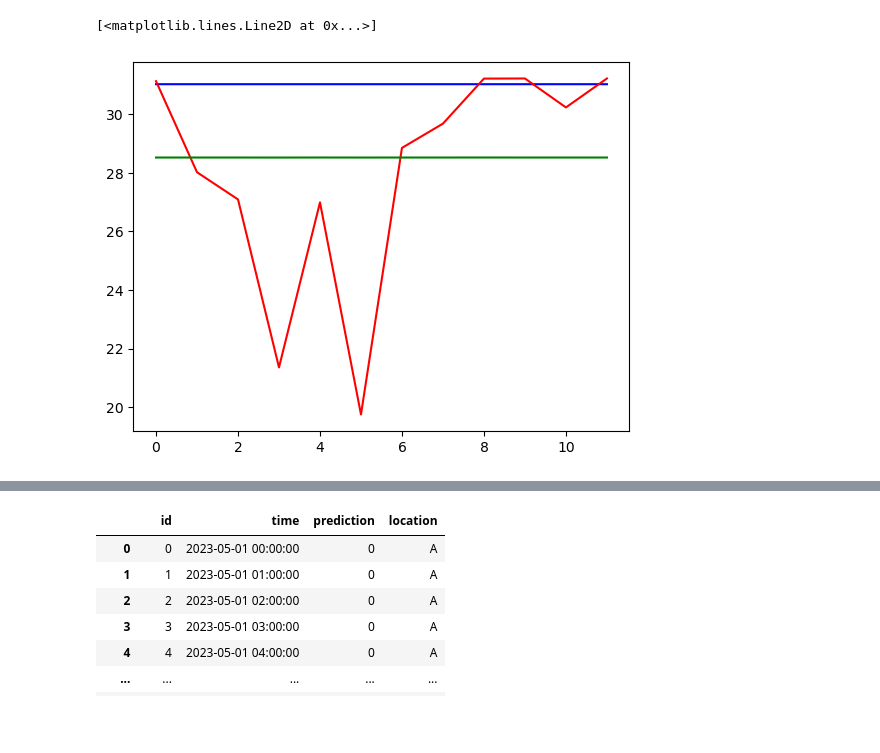
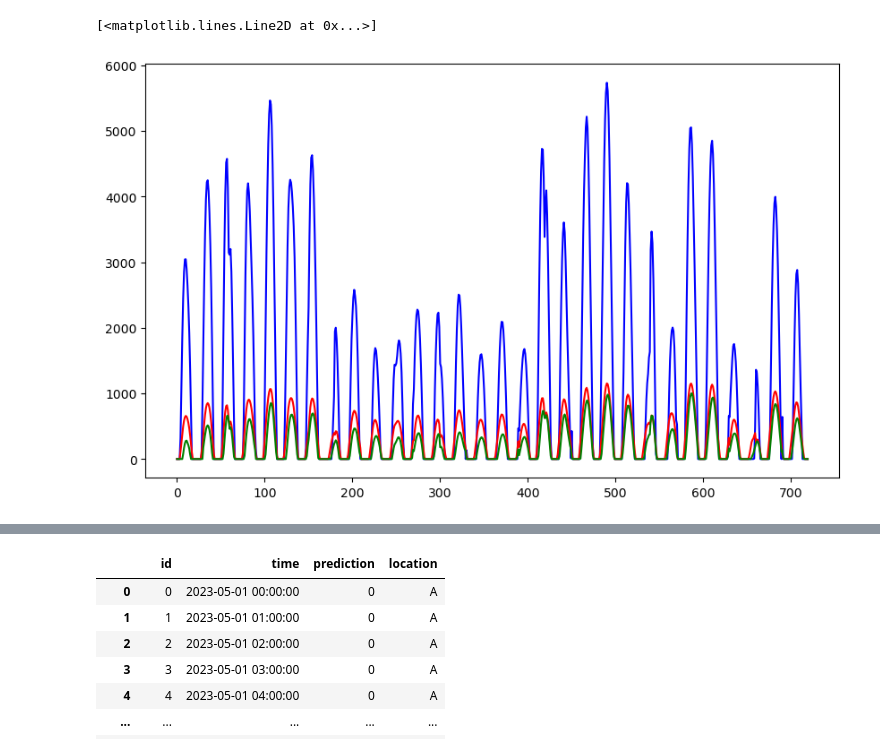
Before and after one commit to MartinSkatvedt/TDT4173-Machine-Learning, a Jupyter notebook: read_files.ipynb, the cells around one changed output, grey strips where cells are left out. Drawn from its saved outputs; the diff is of its cells as text; code cells hidden in the pictures; blank space fills up the shorter version.

```diff
--- a/read_files.ipynb
+++ b/read_files.ipynb
@@ -111,7 +101,7 @@ plt.plot(train_c["pv_measurement"][0:24 * 2])
 # %%
-#a_max = train_a["pv_measurement"].max()
-#b_max = train_b["pv_measurement"].max()
-#c_max = train_c["pv_measurement"].max()
+a_max = train_a["pv_measurement"].max()
+b_max = train_b["pv_measurement"].max()
+c_max = train_c["pv_measurement"].max()
 # %%
 #Load data, sample to hours and drop columns which are not needed
 X_train_observed_a = quartersToHours(pd.read_parquet('dataset/A/X_train_observed.parquet')) #Train_x
@@ -260,7 +266,7 @@ def split_and_batch(df):
     return data_3d, label_3d
 # %%
 def batch(df):
-    BATCH_SIZE=60
+    BATCH_SIZE=30
 
     df_arr = np.array(df, dtype=np.float32)
 
@@ -314,6 +300,6 @@ array([[[ 4.3250003e+00,  1.2867500e+00,  9.1270001e+02, ...,
 # %%
 lstm_model_a = tf.keras.models.Sequential([
-    tf.keras.layers.BatchNormalization(),
+    #tf.keras.layers.BatchNormalization(),
     tf.keras.layers.Bidirectional(
         tf.keras.layers.LSTM(60, return_sequences=True, kernel_initializer=tf.keras.initializers.GlorotNormal(),
                     bias_initializer='zeros')
@@ -425,8 +412,12 @@ pred_c_val = lstm_model_c.predict(val_c_x)
 # %%
-pred_a = pred_a.flatten() #* a_max
-pred_b = pred_b.flatten() #* b_max
-pred_c = pred_c.flatten() #* c_max
+pred_a = pred_a.flatten() * a_max / pred_a.max()
+pred_b = pred_b.flatten() * b_max / pred_b.max()
+pred_c = pred_c.flatten() * c_max / pred_c.max()
 
-pred_a_val = pred_a_val.flatten() #* a_max
-pred_b_val = pred_b_val.flatten() #* b_max
-pred_c_val = pred_c_val.flatten() #* c_max
+pred_a_val = pred_a_val.flatten() * a_max / pred_a_val.max()
+pred_b_val = pred_b_val.flatten() * b_max / pred_b_val.max()
+pred_c_val = pred_c_val.flatten() * c_max / pred_c_val.max()
+
+pred_a_train = pred_a_train.flatten() * a_max / pred_a_train.max()
+pred_b_train = pred_b_train.flatten() * b_max / pred_b_train.max()
+pred_c_train = pred_c_train.flatten() * c_max / pred_c_train.max()
@@ -433,7 +428,8 @@ pred_c_val = pred_c_val.flatten() #* c_max
 # %%
-plt.plot(pred_a[0:24*7], color="blue")
-plt.plot(pred_b[0:24*7], color="red")
-plt.plot(pred_c[0:24*7], color="green")
+plt.figure(figsize=(10,6))
+plt.plot(pred_a, color="blue")
+plt.plot(pred_b, color="red")
+plt.plot(pred_c, color="green")
 # %% [output]
 [<matplotlib.lines.Line2D at 0x...>]
-[figure, old version]
+[figure, new version]
```
Also changed, not shown: parts of 20 cells of this notebook, 10 other files.
